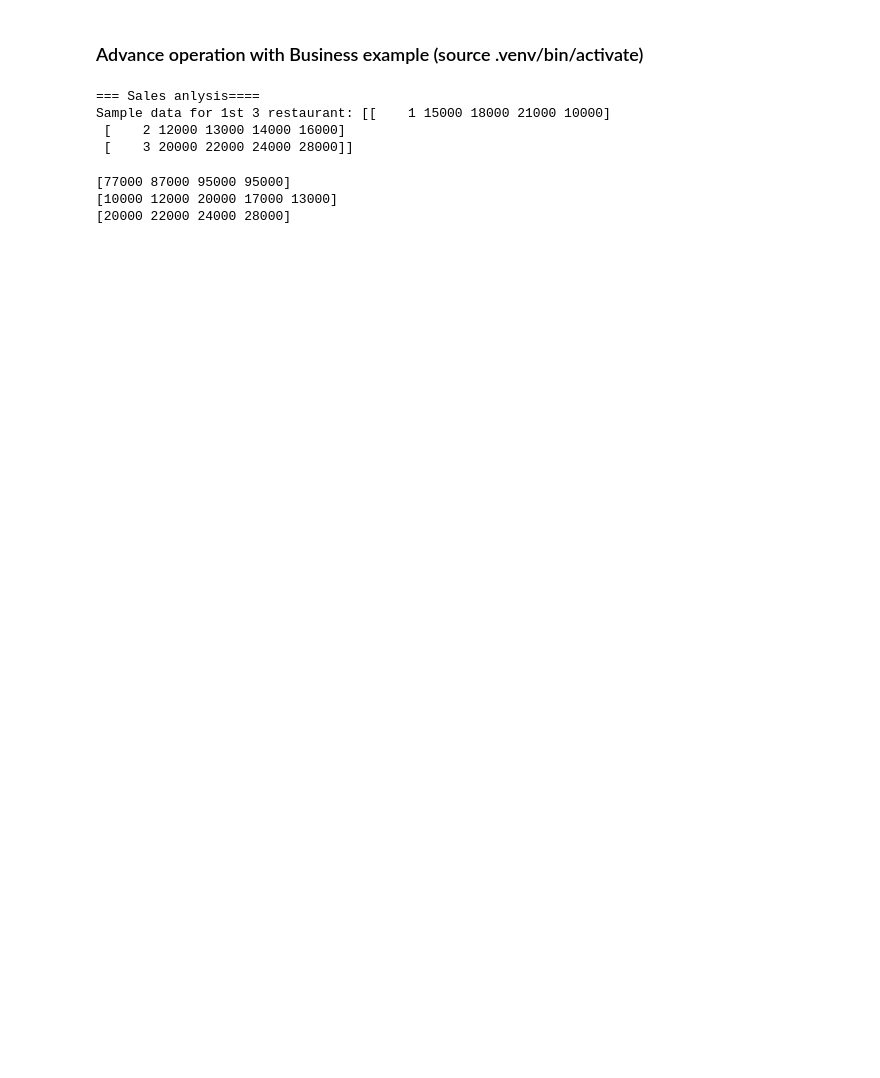
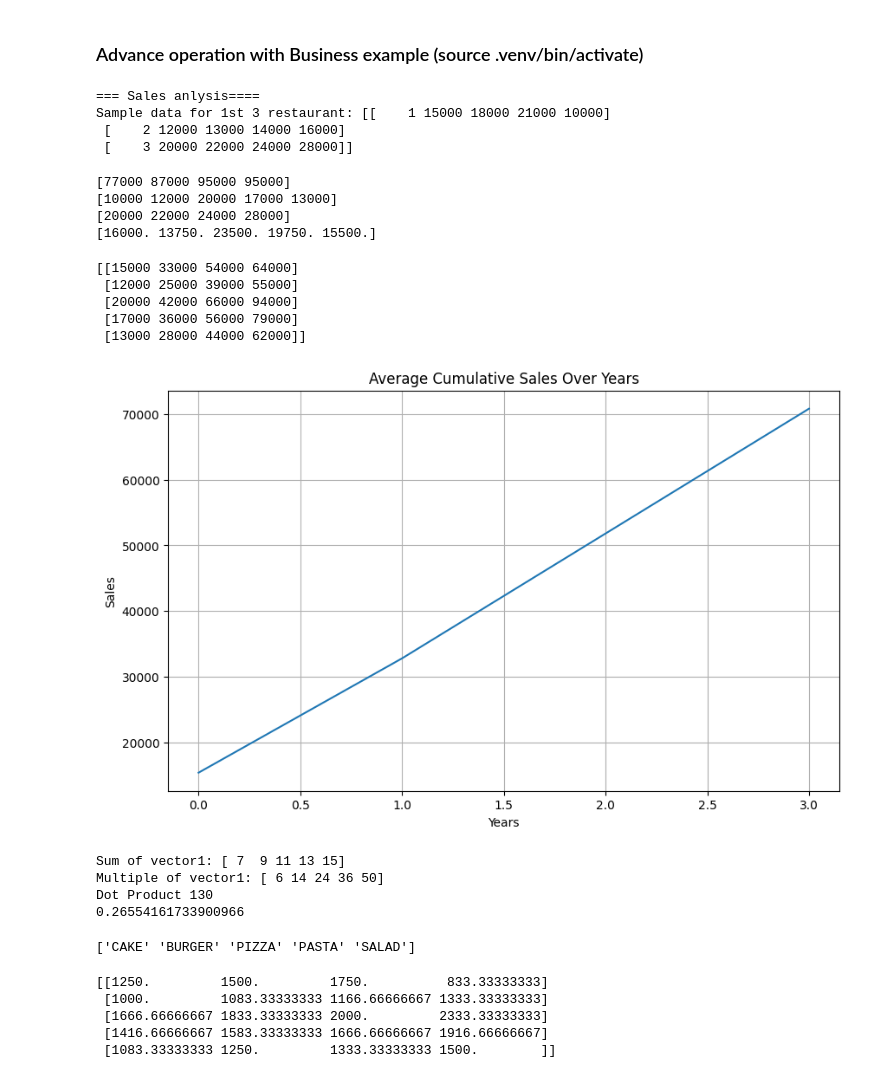
Before and after one commit to RohiniMane007/NumPy, a Jupyter notebook: phase-3.ipynb, the cells around one changed output. Drawn from its saved outputs; the diff is of its cells as text; code cells hidden in the pictures; blank space fills up the shorter version.

Commit message:
2d array

```diff
--- a/phase-3.ipynb
+++ b/phase-3.ipynb
@@ -34,7 +34,62 @@ print(min_sales)
 # Maximum sales per year
 max_sales = np.max(sales_data[:,1:], axis=0)
 print(max_sales)
+
+# Average sales per year
+avg_sales = np.mean(sales_data[:,1:], axis=1)
+print(avg_sales)
 # %% [output]
 [77000 87000 95000 95000]
 [10000 12000 20000 17000 13000]
 [20000 22000 24000 28000]
+[16000. 13750. 23500. 19750. 15500.]
+# %%
+cumsum = np.cumsum(sales_data[:,1:], axis=1)
+print(cumsum)
+
+plt.figure(figsize=(10,6))
+plt.plot(np.mean(cumsum,axis=0))
+plt.title("Average Cumulative Sales Over Years")
+plt.xlabel("Years")
+plt.ylabel("Sales")
+plt.grid(True)
+plt.show()
+# %% [output]
+[[15000 33000 54000 64000]
+ [12000 25000 39000 55000]
+ [20000 42000 66000 94000]
+ [17000 36000 56000 79000]
+ [13000 28000 44000 62000]]
+[figure, added]
+# %%
+vector1 = np.array([1, 2, 3, 4, 5])
+vector2 = np.array([6, 7, 8, 9, 10])
+
+print("Sum of vector1:", vector1+ vector2)
+print("Multiple of vector1:", vector1* vector2)
+print("Dot Product", np.dot(vector1, vector2))
+
+angle = np.arccos(np.dot(vector1, vector2) / (np.linalg.norm(vector1) * np.linalg.norm(vector2)))
+print(angle)
+# %% [output]
+Sum of vector1: [ 7  9 11 13 15]
+Multiple of vector1: [ 6 14 24 36 50]
+Dot Product 130
+0.26554161733900966
+# %%
+food_items = np.array(['cake', 'burger', 'pizza', 'pasta', 'salad'])
+vectoried_upper = np.vectorize(str.upper)
+vectoried_ = np.vectorize(str.upper)
+
+print(vectoried_upper(food_items))
+# %% [output]
+['CAKE' 'BURGER' 'PIZZA' 'PASTA' 'SALAD']
+# %%
+monthly_avg =sales_data[:,1:] / 12
+print(monthly_avg)
+# %% [output]
+[[1250.         1500.         1750.          833.33333333]
+ [1000.         1083.33333333 1166.66666667 1333.33333333]
+ [1666.66666667 1833.33333333 2000.         2333.33333333]
+ [1416.66666667 1583.33333333 1666.66666667 1916.66666667]
+ [1083.33333333 1250.         1333.33333333 1500.        ]]
```
